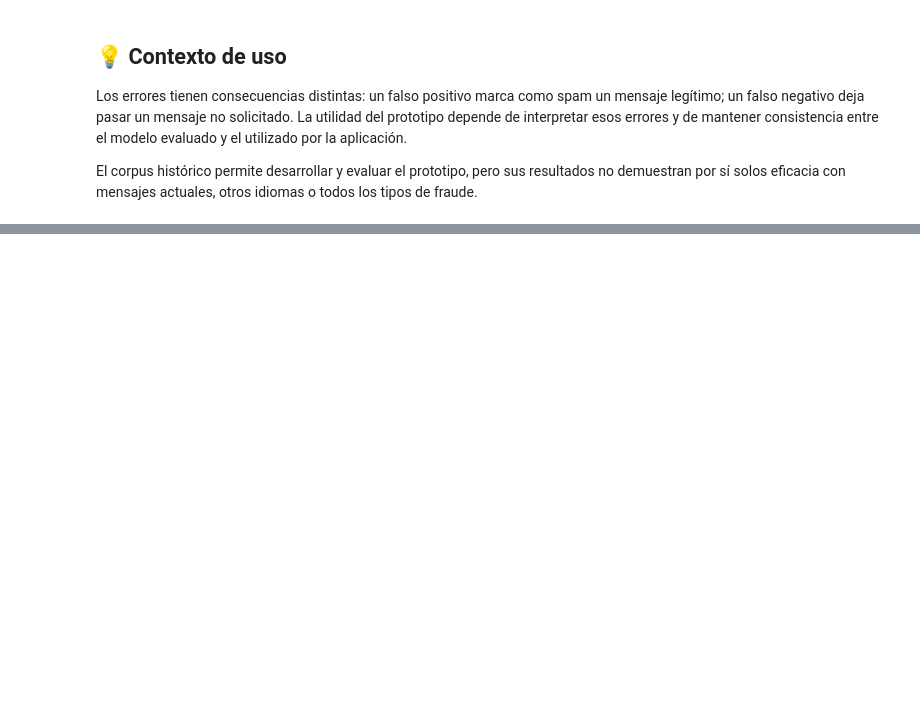
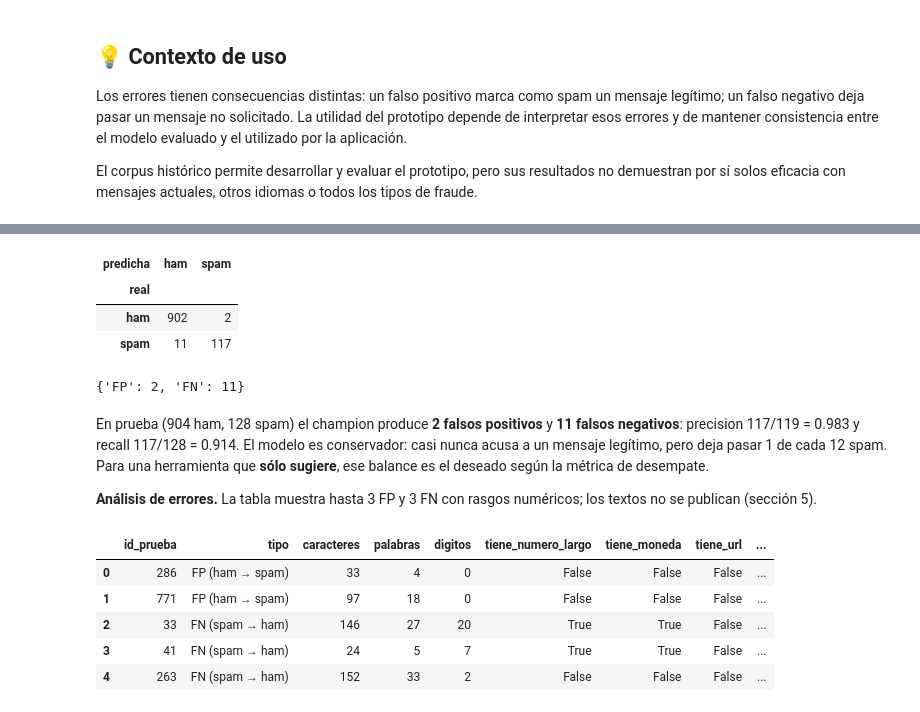
Before and after one commit to RemiH06/examen-final-pcd-2026, a Jupyter notebook: examen-final.ipynb, the cells around one changed output, grey strips where cells are left out. Saved outputs shown, nothing was run; the diff lists cells and outputs as text; code cells hidden in the pictures; blank space fills up the shorter version.

```diff
--- a/examen-final.ipynb
+++ b/examen-final.ipynb
@@ -32,0 +202,10 @@ El corpus histórico permite desarrollar y evaluar el prototipo, pero sus result
+# %%
+champion = informe.seleccion()[0]["familia"]
+pred = informe.predicciones_test()
+matriz = informe.matriz_confusion(pred, champion)
+matriz
+# %% [output]
+| predicha | ham | spam |
+| real |  |  |
+| ham | 902 | 2 |
+| spam | 11 | 117 |
@@ -32,0 +214,17 @@ El corpus histórico permite desarrollar y evaluar el prototipo, pero sus result
+# %%
+informe.conteo_errores(pred, champion)
+# %% [output]
+{'FP': 2, 'FN': 11}
+# %% [markdown]
+En prueba (904 ham, 128 spam) el champion produce **2 falsos positivos** y **11 falsos negativos**: precision 117/119 = 0.983 y recall 117/128 = 0.914. El modelo es conservador: casi nunca acusa a un mensaje legítimo, pero deja pasar 1 de cada 12 spam. Para una herramienta que **sólo sugiere**, ese balance es el deseado según la métrica de desempate.
+
+**Análisis de errores.** La tabla muestra hasta 3 FP y 3 FN con rasgos numéricos; los textos no se publican (sección 5).
+# %%
+informe.errores(pred, champion)
+# %% [output]
+|  | id_prueba | tipo | caracteres | palabras | digitos | tiene_numero_largo | tiene_moneda | tiene_url | ... |
+| 0 | 286 | FP (ham → spam) | 33 | 4 | 0 | False | False | False | ... |
+| 1 | 771 | FP (ham → spam) | 97 | 18 | 0 | False | False | False | ... |
+| 2 | 33 | FN (spam → ham) | 146 | 27 | 20 | True | True | False | ... |
+| 3 | 41 | FN (spam → ham) | 24 | 5 | 7 | True | True | False | ... |
+| 4 | 263 | FN (spam → ham) | 152 | 33 | 2 | False | False | False | ... |
```
Also changed, not shown: parts of 33 cells of this notebook, 4 other files.
